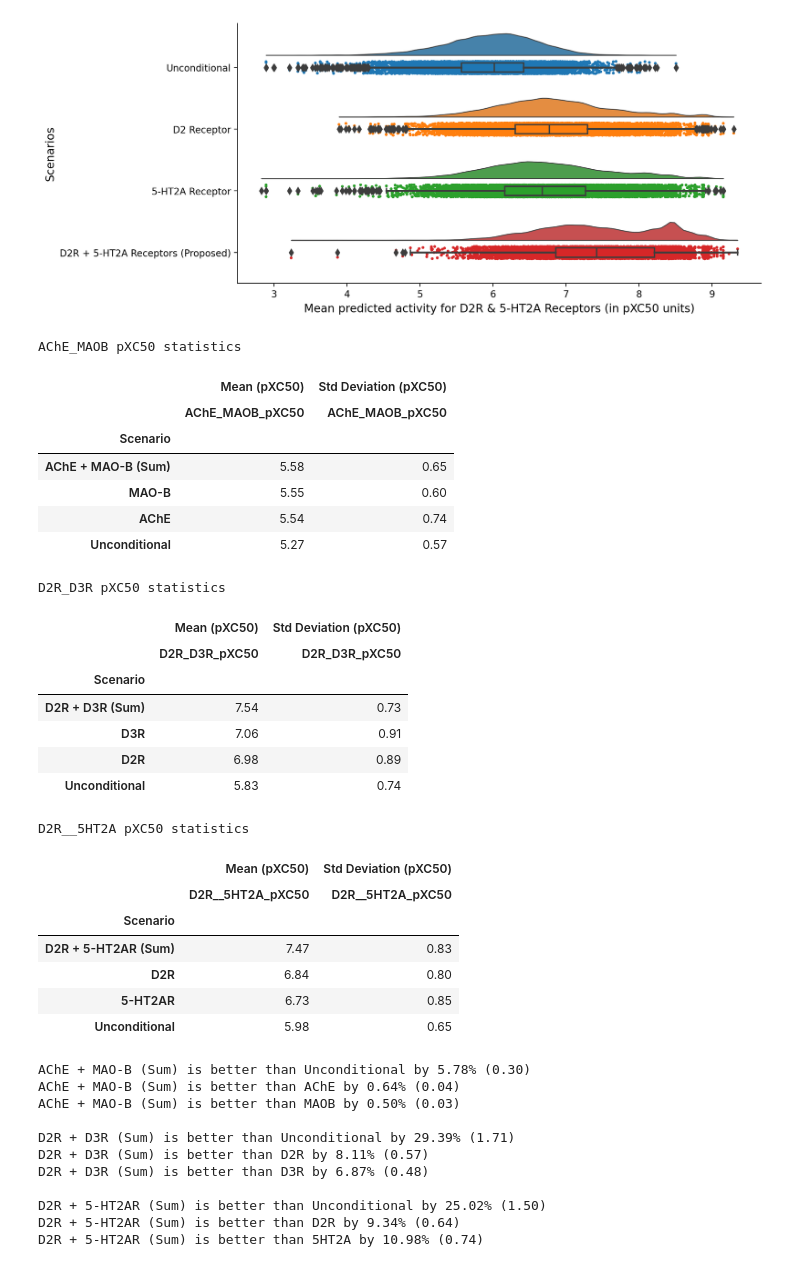
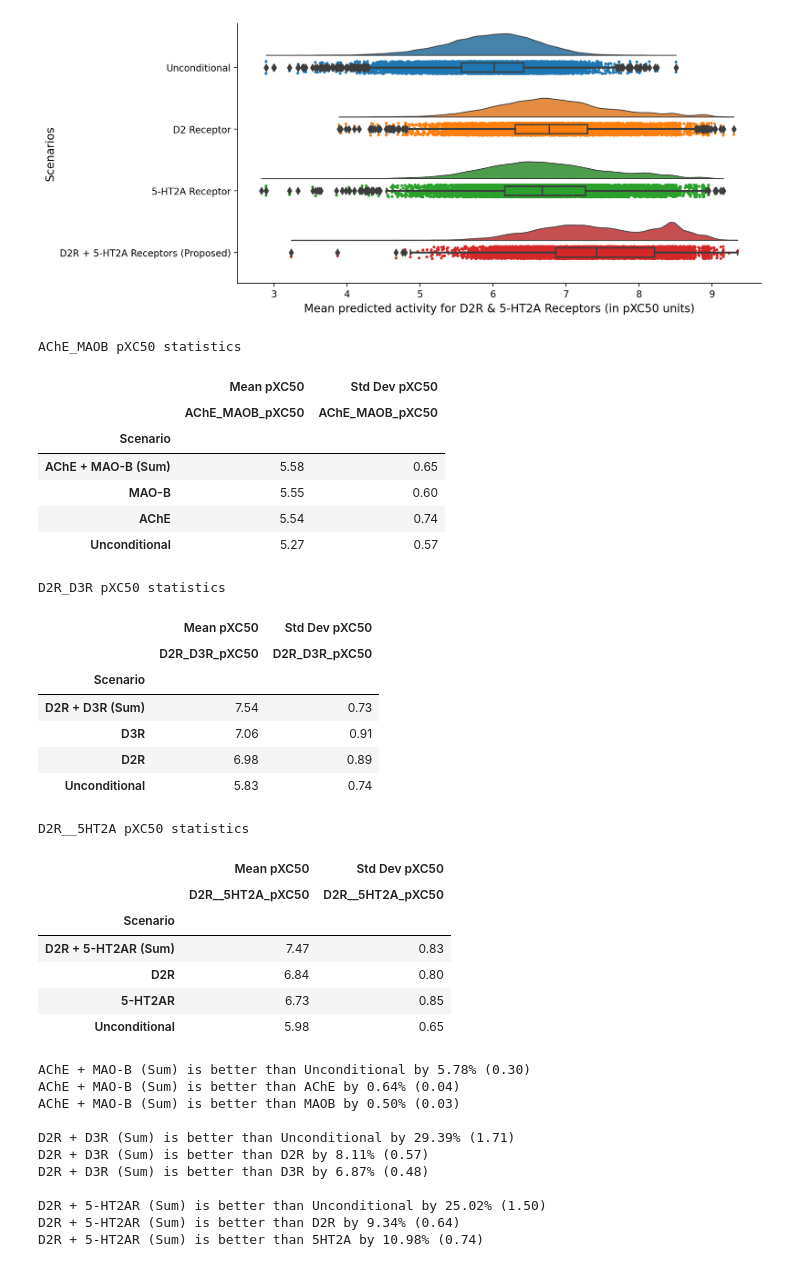
Before and after one commit to arthurcerveira/CoMPO-GPT, a Jupyter notebook: scripts/08-Data-Viz.ipynb, the cells around one changed output. Cells and saved outputs as stored; diff of their text form; code cells hidden in the pictures.

```diff
--- a/scripts/08-Data-Viz.ipynb
+++ b/scripts/08-Data-Viz.ipynb
@@ -306,36 +306,36 @@ gen_molecules_labels = {
 }
 
 for j, combination in enumerate(multitarget_combination):
     activity_column = f"{combination}_{ACT_TYPE}"
     df_list = list()
 
     gen_molecules = multitarget_combination[combination]["generated_molecules"]
     for gen_molecule in gen_molecules:
         df = pd.read_csv(f'../generated_molecules/{EPOCHS}-epoch/predicted_activity/{gen_molecule}.csv')
         scenario = gen_molecules_labels.get(gen_molecule, gen_molecule)
         # scenario = gen_molecule[1:] if gen_molecule.startswith("_") else gen_molecule
         # df_filtered = df[activity_column].sample(n).to_frame().assign(Scenario=scenario).dropna(subset=[activity_column])
         df_filtered = df[activity_column].to_frame().assign(Scenario=scenario).dropna(subset=[activity_column])
         df_list.append(df_filtered)
 
     activities = pd.concat(df_list).reset_index()
     pivot = activities.pivot_table(index='Scenario', values=activity_column, aggfunc=[np.mean, np.std])
-    pivot = pivot.rename(columns={'mean': 'Mean (pXC50)', 'std': 'Std Deviation (pXC50)'})
-    pivot = pivot.sort_values(by=('Mean (pXC50)', activity_column), ascending=False)
+    pivot = pivot.rename(columns={'mean': 'Mean pXC50', 'std': 'Std Dev pXC50'})
+    pivot = pivot.sort_values(by=('Mean pXC50', activity_column), ascending=False)
 
     pivots_combinations[combination] = pivot
 
     format_str = "{:.2%}" if ACT_TYPE == "Activity" else "{:.2f}"
     # print(f"Combination: {combination}")
     display(pivot.style
                  .format(format_str)
                  .set_caption(f"{combination} {ACT_TYPE} statistics")
                  .background_gradient(cmap='Blues', axis=0))
     pivot.columns = pivot.columns.droplevel(1)
     pivots = pd.concat([pivots, pivot])
 # %% [output]
 AChE_MAOB pXC50 statistics
-|  | Mean (pXC50) | Std Deviation (pXC50) |
+|  | Mean pXC50 | Std Dev pXC50 |
 |  | AChE_MAOB_pXC50 | AChE_MAOB_pXC50 |
 | Scenario |  |  |
 | AChE + MAO-B (Sum) | 5.58 | 0.65 |
@@ -343,7 +343,7 @@ AChE_MAOB pXC50 statistics
 | AChE | 5.54 | 0.74 |
 | Unconditional | 5.27 | 0.57 |
 D2R_D3R pXC50 statistics
-|  | Mean (pXC50) | Std Deviation (pXC50) |
+|  | Mean pXC50 | Std Dev pXC50 |
 |  | D2R_D3R_pXC50 | D2R_D3R_pXC50 |
 | Scenario |  |  |
 | D2R + D3R (Sum) | 7.54 | 0.73 |
@@ -351,7 +351,7 @@ D2R_D3R pXC50 statistics
 | D2R | 6.98 | 0.89 |
 | Unconditional | 5.83 | 0.74 |
 D2R__5HT2A pXC50 statistics
-|  | Mean (pXC50) | Std Deviation (pXC50) |
+|  | Mean pXC50 | Std Dev pXC50 |
 |  | D2R__5HT2A_pXC50 | D2R__5HT2A_pXC50 |
 | Scenario |  |  |
 | D2R + 5-HT2AR (Sum) | 7.47 | 0.83 |
```
Also changed, not shown: parts of 11 cells of this notebook.
